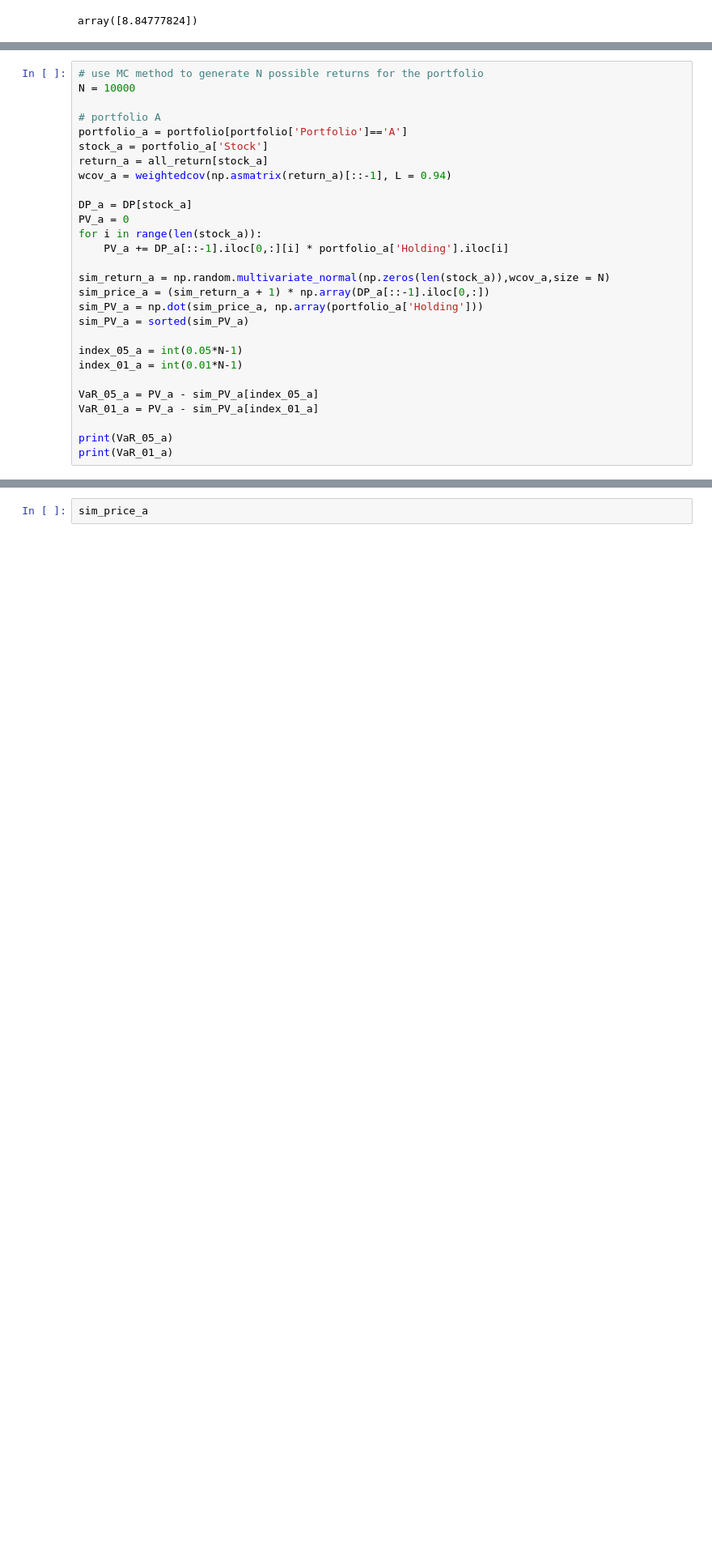
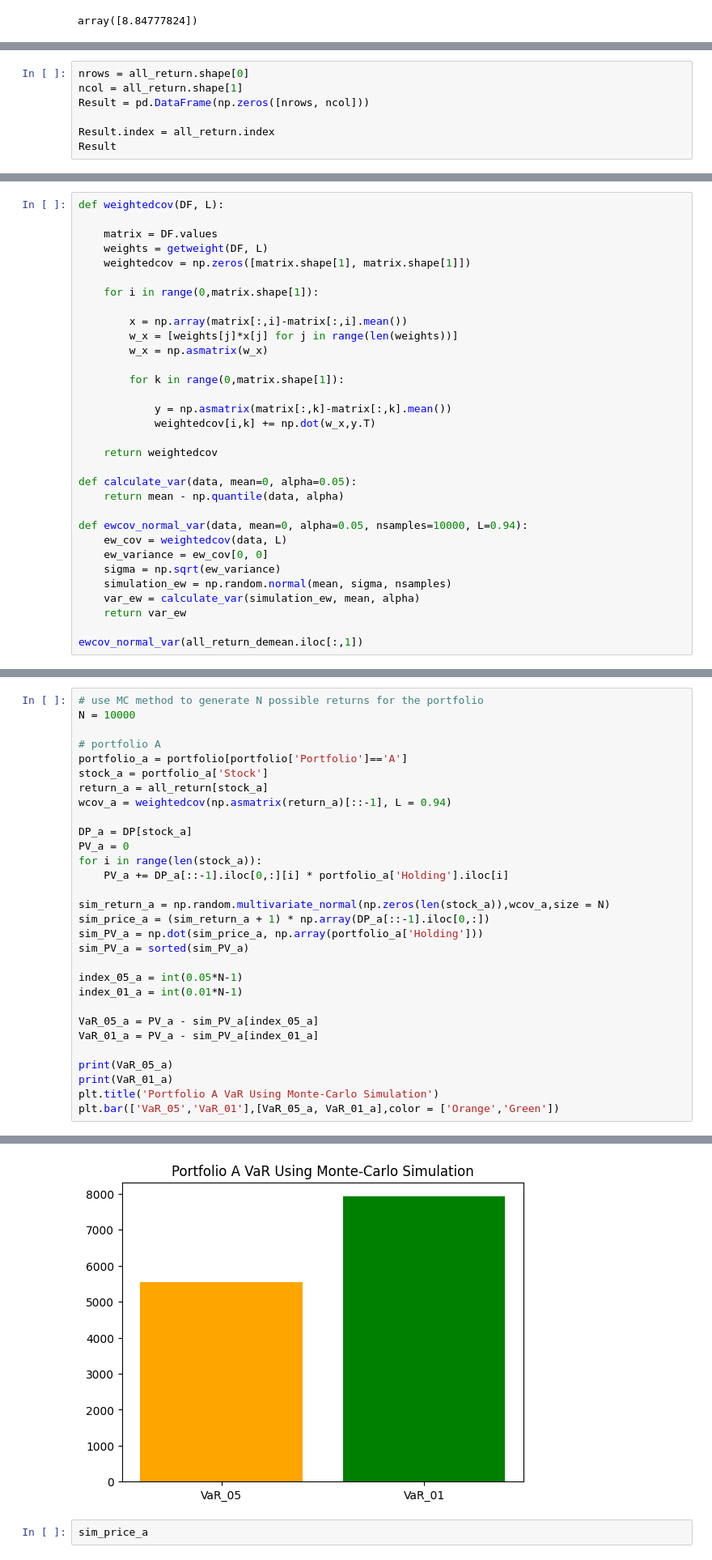
Before and after one commit to wc191/fintech545, a Jupyter notebook: Week04/week4 code.ipynb, the cells around one changed output, grey strips where cells are left out. Shown at 81% size. Saved outputs shown, nothing was run; the diff lists cells and outputs as text; blank space fills up the shorter version.

```diff
--- a/Week04/week4 code.ipynb
+++ b/Week04/week4 code.ipynb
@@ -305,0 +372,7 @@ NameError: name 'all_return' is not defined
+# %%
+nrows = all_return.shape[0]
+ncol = all_return.shape[1]
+Result = pd.DataFrame(np.zeros([nrows, ncol]))
+
+Result.index = all_return.index
+Result
@@ -358,3 +472,35 @@ array([[ 1.26482714e-04,  1.60498225e-04,  2.11666910e-04, ...,
          1.71100484e-04,  2.50910983e-04,  7.84124017e-06],
        [ 1.21415100e-05, -6.50908573e-06, -3.78397686e-05, ...,
         -1.17601047e-05,  7.84124017e-06,  1.26941238e-04]])
+# %%
+def weightedcov(DF, L):
+
+    matrix = DF.values
+    weights = getweight(DF, L)
+    weightedcov = np.zeros([matrix.shape[1], matrix.shape[1]])
+
+    for i in range(0,matrix.shape[1]):
+
+        x = np.array(matrix[:,i]-matrix[:,i].mean())
+        w_x = [weights[j]*x[j] for j in range(len(weights))]
+        w_x = np.asmatrix(w_x)
+
+        for k in range(0,matrix.shape[1]):
+
+            y = np.asmatrix(matrix[:,k]-matrix[:,k].mean())
+            weightedcov[i,k] += np.dot(w_x,y.T)
+
+    return weightedcov
+
+def calculate_var(data, mean=0, alpha=0.05):
+    return mean - np.quantile(data, alpha)
+
+def ewcov_normal_var(data, mean=0, alpha=0.05, nsamples=10000, L=0.94):
+    ew_cov = weightedcov(data, L)
+    ew_variance = ew_cov[0, 0]
+    sigma = np.sqrt(ew_variance)
+    simulation_ew = np.random.normal(mean, sigma, nsamples)
+    var_ew = calculate_var(simulation_ew, mean, alpha)
+    return var_ew
+
+ewcov_normal_var(all_return_demean.iloc[:,1])
@@ -386,4 +590,6 @@ VaR_01_a = PV_a - sim_PV_a[index_01_a]
 
 print(VaR_05_a)
 print(VaR_01_a)
+plt.title('Portfolio A VaR Using Monte-Carlo Simulation')
+plt.bar(['VaR_05','VaR_01'],[VaR_05_a, VaR_01_a],color = ['Orange','Green'])
 # %% [output]
@@ -392,3 +599,4 @@ print(VaR_01_a)
+[figure, added]
 # %%
 sim_price_a
 # %% [output]
```
Also changed, not shown: parts of 35 cells of this notebook, 18 other files.
